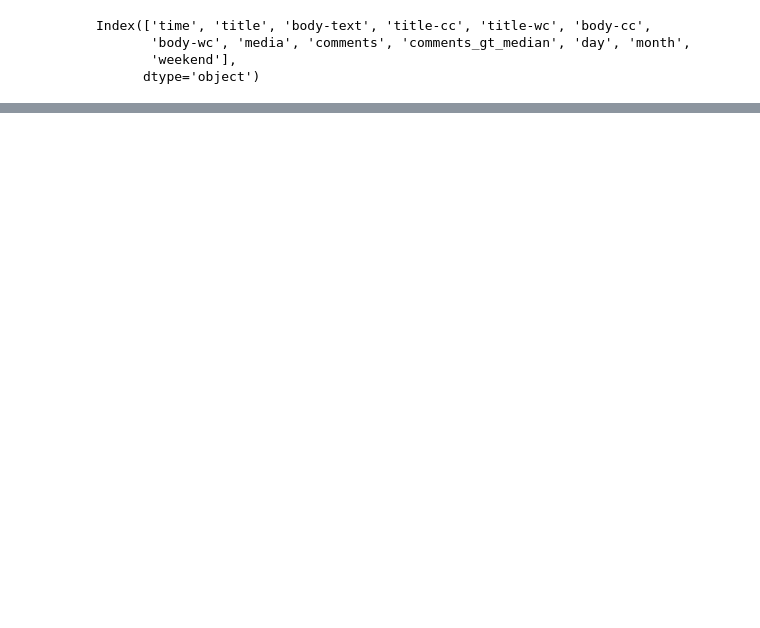
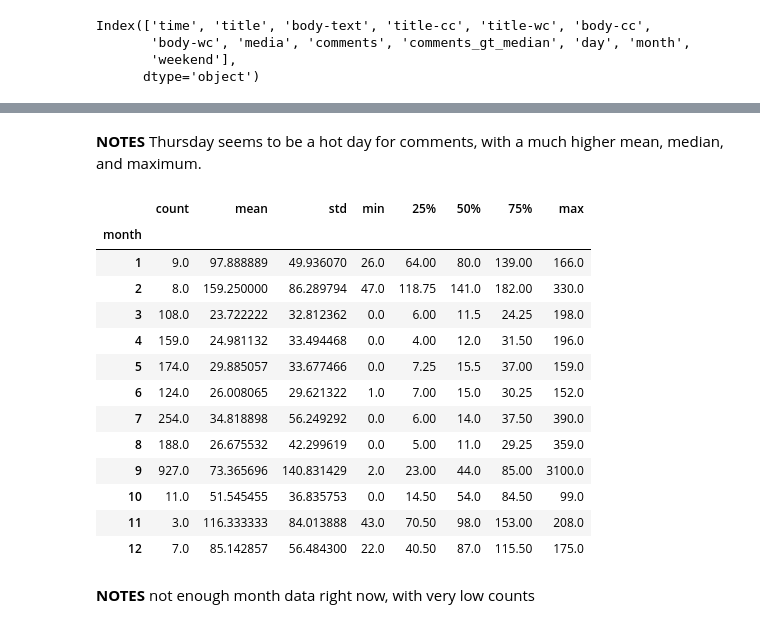
Before and after one commit to ffomezolam/GA-DSI-Project-3, a Jupyter notebook: code/02-model.ipynb, the cells around one changed output, grey strips where cells are left out. Cells and saved outputs as stored; diff of their text form; code cells hidden in the pictures; blank space fills up the shorter version.

```diff
--- a/code/02-model.ipynb
+++ b/code/02-model.ipynb
@@ -374,0 +615,21 @@ ada.score(X_train[cols], y_train), pipe.score(X_test[cols], y_test)
+# %% [markdown]
+**NOTES** Thursday seems to be a hot day for comments, with a much higher mean, median, and maximum.
+# %%
+df.groupby('month')['comments'].describe()
+# %% [output]
+|  | count | mean | std | min | 25% | 50% | 75% | max |
+| month |  |  |  |  |  |  |  |  |
+| 1 | 9.0 | 97.888889 | 49.936070 | 26.0 | 64.00 | 80.0 | 139.00 | 166.0 |
+| 2 | 8.0 | 159.250000 | 86.289794 | 47.0 | 118.75 | 141.0 | 182.00 | 330.0 |
+| 3 | 108.0 | 23.722222 | 32.812362 | 0.0 | 6.00 | 11.5 | 24.25 | 198.0 |
+| 4 | 159.0 | 24.981132 | 33.494468 | 0.0 | 4.00 | 12.0 | 31.50 | 196.0 |
+| 5 | 174.0 | 29.885057 | 33.677466 | 0.0 | 7.25 | 15.5 | 37.00 | 159.0 |
+| 6 | 124.0 | 26.008065 | 29.621322 | 1.0 | 7.00 | 15.0 | 30.25 | 152.0 |
+| 7 | 254.0 | 34.818898 | 56.249292 | 0.0 | 6.00 | 14.0 | 37.50 | 390.0 |
+| 8 | 188.0 | 26.675532 | 42.299619 | 0.0 | 5.00 | 11.0 | 29.25 | 359.0 |
+| 9 | 927.0 | 73.365696 | 140.831429 | 2.0 | 23.00 | 44.0 | 85.00 | 3100.0 |
+| 10 | 11.0 | 51.545455 | 36.835753 | 0.0 | 14.50 | 54.0 | 84.50 | 99.0 |
+| 11 | 3.0 | 116.333333 | 84.013888 | 43.0 | 70.50 | 98.0 | 153.00 | 208.0 |
+| 12 | 7.0 | 85.142857 | 56.484300 | 22.0 | 40.50 | 87.0 | 115.50 | 175.0 |
+# %% [markdown]
+**NOTES** not enough month data right now, with very low counts
```
Also changed, not shown: parts of 43 cells of this notebook, 1 other file.
